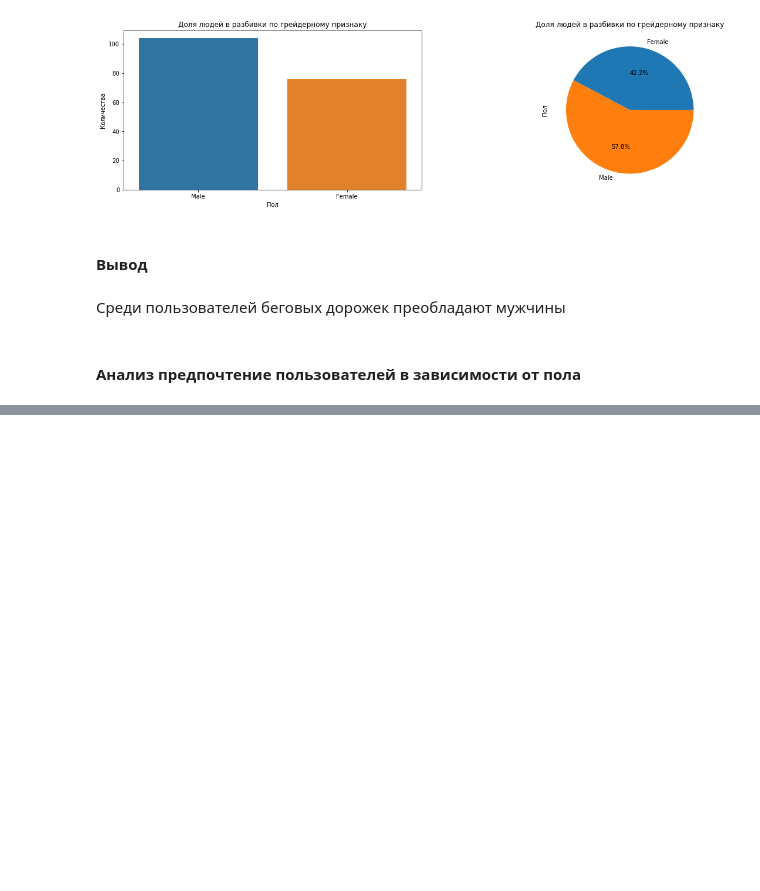
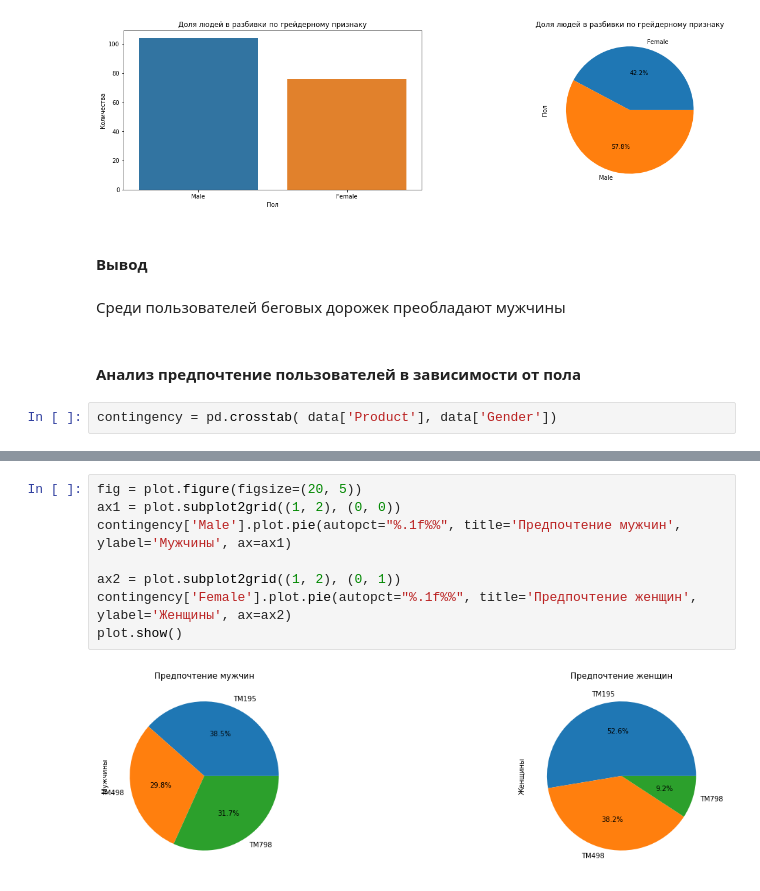
Before and after one commit to Chularev/kaggle_competitions, a Jupyter notebook: CardioGoodFitness/notebook.ipynb, the cells around one changed output, grey strips where cells are left out. Saved outputs shown, nothing was run; the diff lists cells and outputs as text; blank space fills up the shorter version.

```diff
--- a/CardioGoodFitness/notebook.ipynb
+++ b/CardioGoodFitness/notebook.ipynb
@@ -356,3 +356,5 @@ print_categories_variable('Gender', 'Доля людей в разбивки п
 Среди пользователей беговых дорожек преобладают мужчины
 # %% [markdown]
 #### Анализ предпочтение пользователей в зависимости от пола
+# %%
+contingency = pd.crosstab( data['Product'], data['Gender'])
@@ -358,0 +369,10 @@ print_categories_variable('Gender', 'Доля людей в разбивки п
+# %%
+fig = plot.figure(figsize=(20, 5))
+ax1 = plot.subplot2grid((1, 2), (0, 0))
+contingency['Male'].plot.pie(autopct="%.1f%%", title='Предпочтение мужчин', ylabel='Мужчины', ax=ax1)
+
+ax2 = plot.subplot2grid((1, 2), (0, 1))
+contingency['Female'].plot.pie(autopct="%.1f%%", title='Предпочтение женщин', ylabel='Женщины', ax=ax2)
+plot.show()
+# %% [output]
+[figure, added]
```
Also changed, not shown: parts of 8 cells of this notebook.
